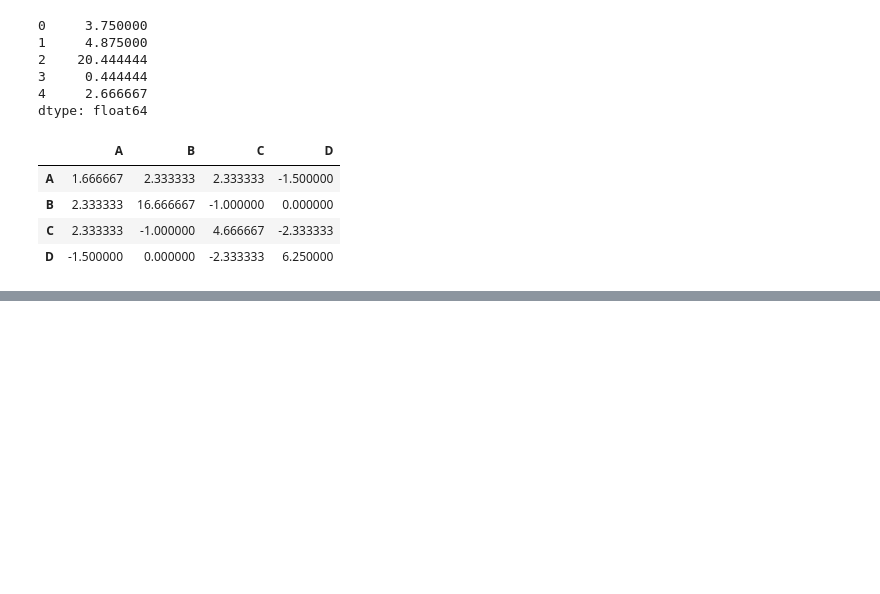
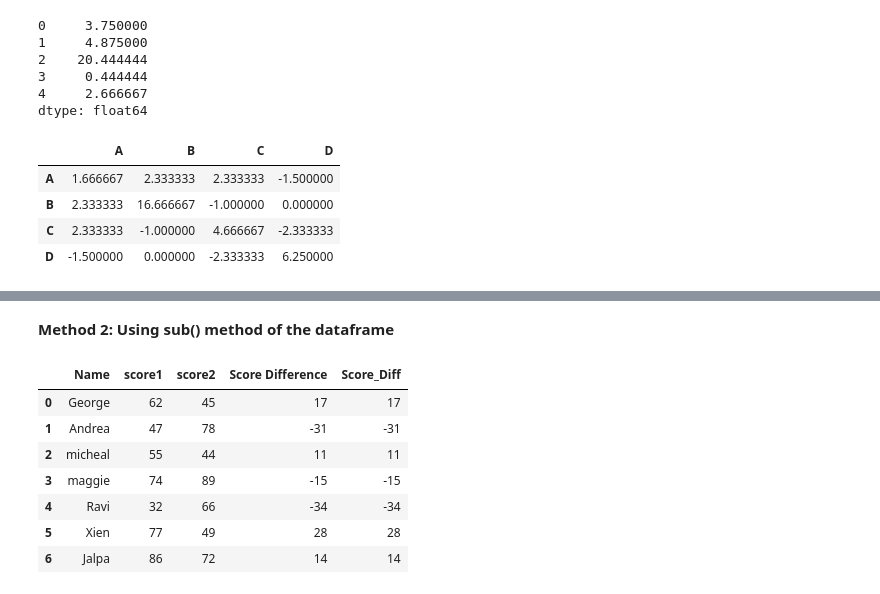
Before and after one commit to harishtm/data_analysis_python, a Jupyter notebook: pypandas/01_intro/exploring_pandas.ipynb, the cells around one changed output, grey strips where cells are left out. Saved outputs shown, nothing was run; the diff lists cells and outputs as text; code cells hidden in the pictures; blank space fills up the shorter version.

Commit message:
Split text into two columns/Difference of two columns/dropping one or more columns

```diff
--- a/pypandas/01_intro/exploring_pandas.ipynb
+++ b/pypandas/01_intro/exploring_pandas.ipynb
@@ -303,0 +395,6 @@ df.cov()
+# %%
+df = pd.DataFrame({
+        'Name':['George','Andrea','micheal', 'maggie','Ravi','Xien','Jalpa'],
+        'score1':[62,47,55,74,32,77,86],
+        'score2':[45,78,44,89,66,49,72]
+})
@@ -303,0 +403,3 @@ df.cov()
+# %%
+df['Score Difference'] = df['score1'] - df['score2']
+df
@@ -303,0 +415,14 @@ df.cov()
+# %% [markdown]
+__Method 2: Using sub() method of the dataframe__
+# %%
+df['Score_Diff'] = df['score1'].sub(df['score2'], axis=0) # axis 0 means rows
+df
+# %% [output]
+|  | Name | score1 | score2 | Score Difference | Score_Diff |
+| 0 | George | 62 | 45 | 17 | 17 |
+| 1 | Andrea | 47 | 78 | -31 | -31 |
+| 2 | micheal | 55 | 44 | 11 | 11 |
+| 3 | maggie | 74 | 89 | -15 | -15 |
+| 4 | Ravi | 32 | 66 | -34 | -34 |
+| 5 | Xien | 77 | 49 | 28 | 28 |
+| 6 | Jalpa | 86 | 72 | 14 | 14 |
```
Also changed, not shown: parts of 24 cells of this notebook.
